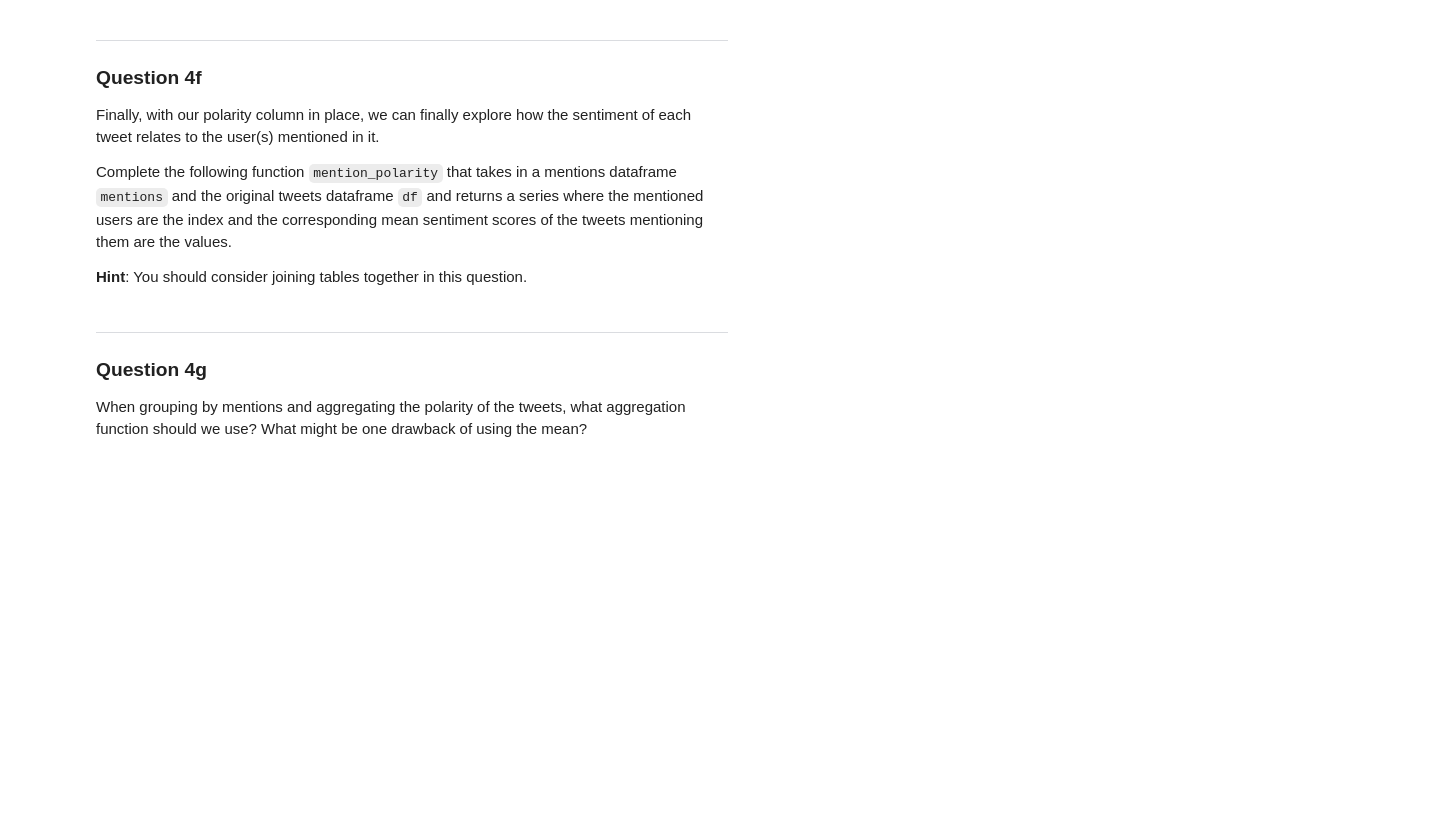
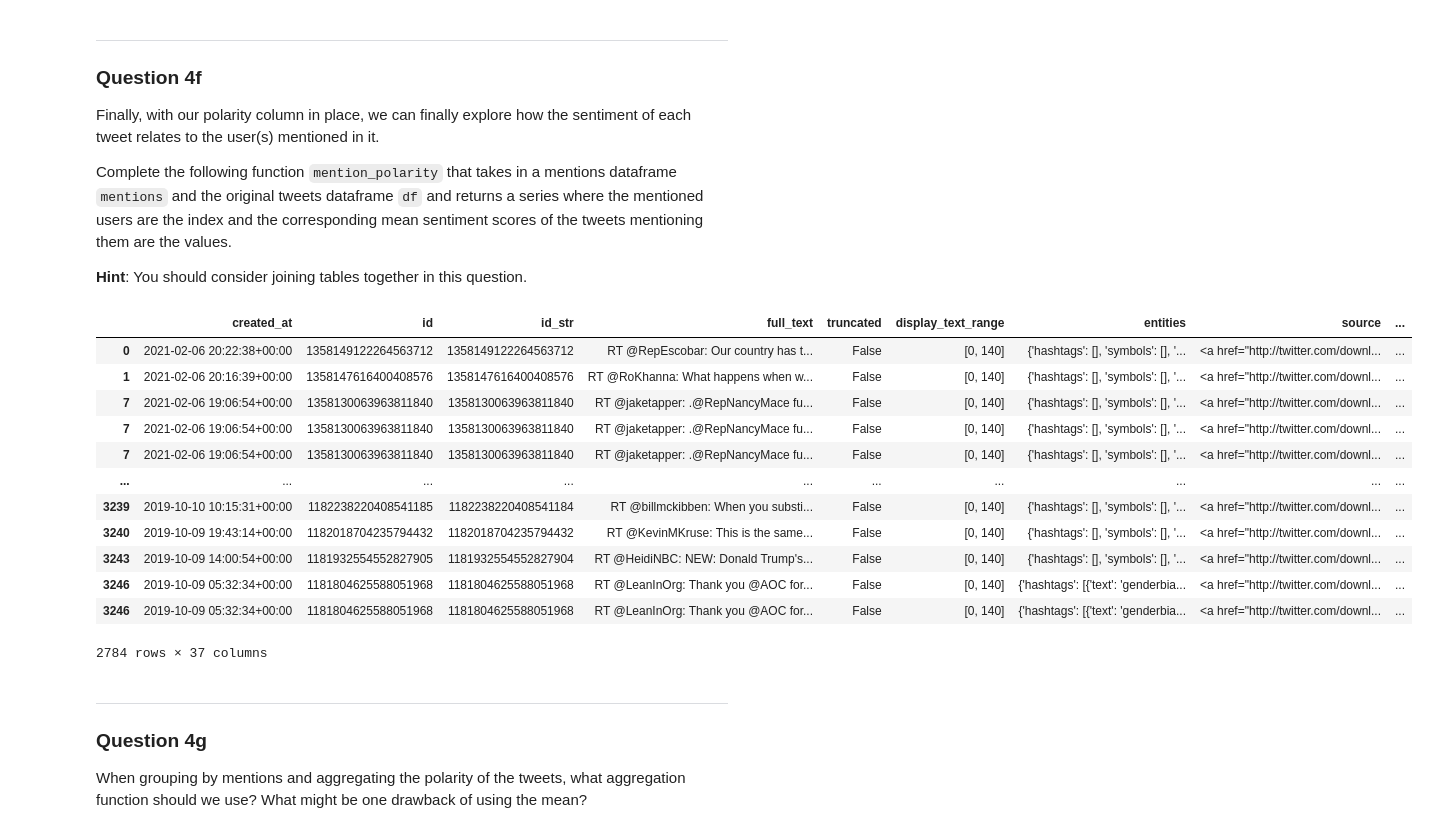
Before and after one commit to brianballer/ds100-sp22, a Jupyter notebook: hw/hw03/hw03.ipynb, the cells around one changed output. Cells and saved outputs as stored; diff of their text form; code cells hidden in the pictures; blank space fills up the shorter version.

```diff
--- a/hw/hw03/hw03.ipynb
+++ b/hw/hw03/hw03.ipynb
@@ -1149,10 +1130,25 @@ points: 2
 -->
 # %%
 def mention_polarity(df, mention_df):
-    ...
+    return pd.merge(df, mention_df, left_index=True, right_index=True)
 
-aoc_mention_polarity = mention_polarity(tweets["AOC"],mentions["AOC"]).sort_values(ascending=False)
+
+aoc_mention_polarity = mention_polarity(tweets["AOC"],mentions["AOC"])#.sort_values(ascending=False, by=)
 aoc_mention_polarity
+# %% [output]
+|  | created_at | id | id_str | full_text | truncated | display_text_range | entities | source | ... |
+| 0 | 2021-02-06 20:22:38+00:00 | 1358149122264563712 | 1358149122264563712 | RT @RepEscobar: Our country has t... | False | [0, 140] | {'hashtags': [], 'symbols': [], '... | <a href="http://twitter.com/downl... | ... |
+| 1 | 2021-02-06 20:16:39+00:00 | 1358147616400408576 | 1358147616400408576 | RT @RoKhanna: What happens when w... | False | [0, 140] | {'hashtags': [], 'symbols': [], '... | <a href="http://twitter.com/downl... | ... |
+| 7 | 2021-02-06 19:06:54+00:00 | 1358130063963811840 | 1358130063963811840 | RT @jaketapper: .@RepNancyMace fu... | False | [0, 140] | {'hashtags': [], 'symbols': [], '... | <a href="http://twitter.com/downl... | ... |
+| 7 | 2021-02-06 19:06:54+00:00 | 1358130063963811840 | 1358130063963811840 | RT @jaketapper: .@RepNancyMace fu... | False | [0, 140] | {'hashtags': [], 'symbols': [], '... | <a href="http://twitter.com/downl... | ... |
+| 7 | 2021-02-06 19:06:54+00:00 | 1358130063963811840 | 1358130063963811840 | RT @jaketapper: .@RepNancyMace fu... | False | [0, 140] | {'hashtags': [], 'symbols': [], '... | <a href="http://twitter.com/downl... | ... |
+| ... | ... | ... | ... | ... | ... | ... | ... | ... | ... |
+| 3239 | 2019-10-10 10:15:31+00:00 | 1182238220408541185 | 1182238220408541184 | RT @billmckibben: When you substi... | False | [0, 140] | {'hashtags': [], 'symbols': [], '... | <a href="http://twitter.com/downl... | ... |
+| 3240 | 2019-10-09 19:43:14+00:00 | 1182018704235794432 | 1182018704235794432 | RT @KevinMKruse: This is the same... | False | [0, 140] | {'hashtags': [], 'symbols': [], '... | <a href="http://twitter.com/downl... | ... |
+| 3243 | 2019-10-09 14:00:54+00:00 | 1181932554552827905 | 1181932554552827904 | RT @HeidiNBC: NEW: Donald Trump's... | False | [0, 140] | {'hashtags': [], 'symbols': [], '... | <a href="http://twitter.com/downl... | ... |
+| 3246 | 2019-10-09 05:32:34+00:00 | 1181804625588051968 | 1181804625588051968 | RT @LeanInOrg: Thank you @AOC for... | False | [0, 140] | {'hashtags': [{'text': 'genderbia... | <a href="http://twitter.com/downl... | ... |
+| 3246 | 2019-10-09 05:32:34+00:00 | 1181804625588051968 | 1181804625588051968 | RT @LeanInOrg: Thank you @AOC for... | False | [0, 140] | {'hashtags': [{'text': 'genderbia... | <a href="http://twitter.com/downl... | ... |
+2784 rows × 37 columns
 # %% [markdown]
 <!-- BEGIN QUESTION -->
 
```
Also changed, not shown: parts of 15 cells of this notebook.
